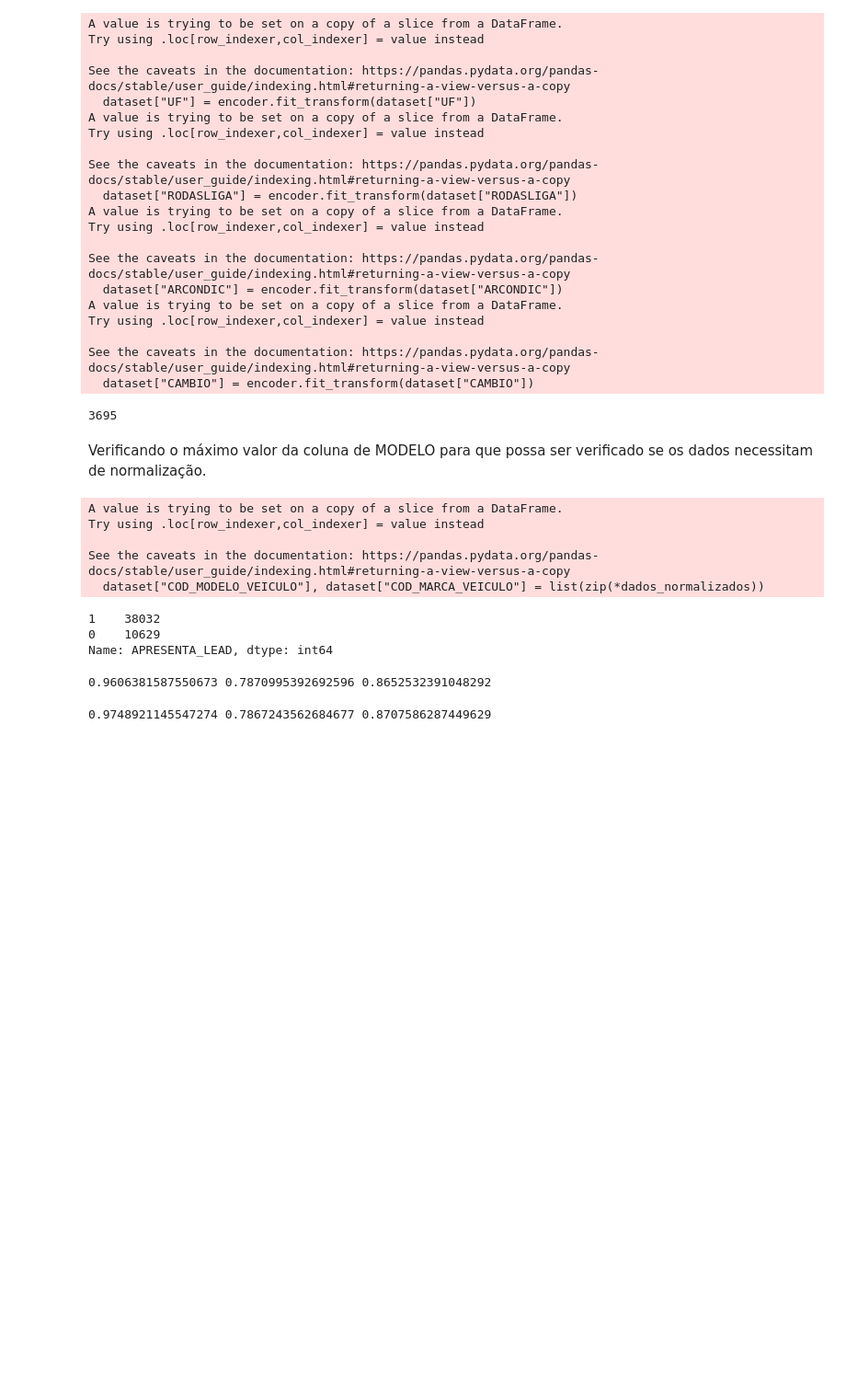
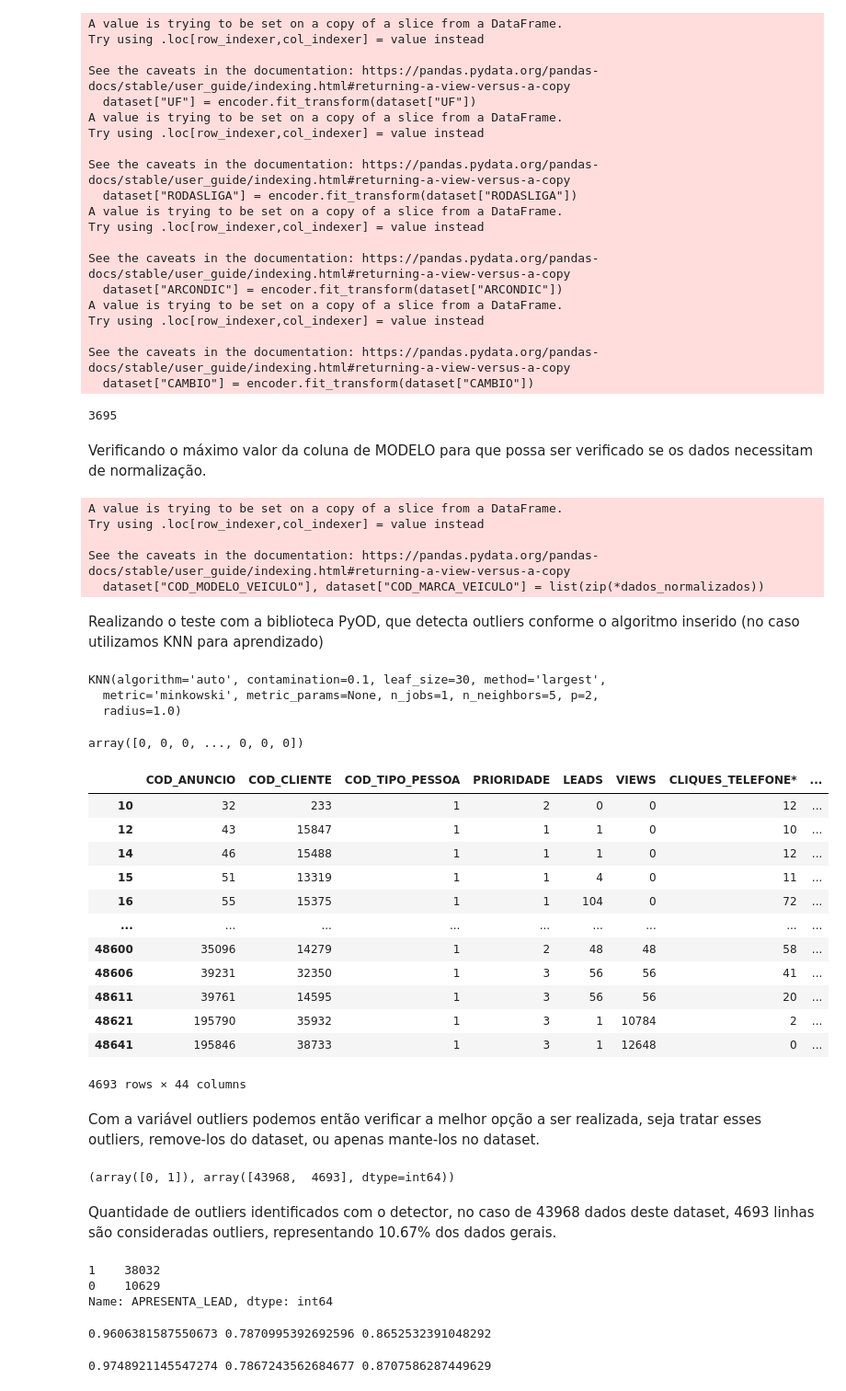
Before and after one commit to mayara-canaver/case-webmotors, a Jupyter notebook: src/main.ipynb, the cells around one changed output. Shown: that part at 92% size. Drawn from its saved outputs; the diff is of its cells as text; code cells hidden in the pictures; blank space fills up the shorter version.

```diff
--- a/src/main.ipynb
+++ b/src/main.ipynb
@@ -289,6 +291,47 @@ Try using .loc[row_indexer,col_indexer] = value instead
 
 See the caveats in the documentation: https://pandas.pydata.org/pandas-docs/stable/user_guide/indexing.html#returning-a-view-versus-a-copy
   dataset["COD_MODELO_VEICULO"], dataset["COD_MARCA_VEICULO"] = list(zip(*dados_normalizados))
+# %% [markdown]
+Realizando o teste com a biblioteca PyOD, que detecta outliers conforme o algoritmo inserido (no caso utilizamos KNN para aprendizado)
+# %%
+detector = KNN()
+
+detector.fit(dataset.iloc[:, 1:4])
+# %% [output]
+KNN(algorithm='auto', contamination=0.1, leaf_size=30, method='largest',
+  metric='minkowski', metric_params=None, n_jobs=1, n_neighbors=5, p=2,
+  radius=1.0)
+# %%
+previsoes = detector.labels_
+previsoes
+# %% [output]
+array([0, 0, 0, ..., 0, 0, 0])
+# %%
+outliers = dataset.loc[previsoes == 1]
+# %%
+outliers
+# %% [output]
+|  | COD_ANUNCIO | COD_CLIENTE | COD_TIPO_PESSOA | PRIORIDADE | LEADS | VIEWS | CLIQUES_TELEFONE* | ... |
+| 10 | 32 | 233 | 1 | 2 | 0 | 0 | 12 | ... |
+| 12 | 43 | 15847 | 1 | 1 | 1 | 0 | 10 | ... |
+| 14 | 46 | 15488 | 1 | 1 | 1 | 0 | 12 | ... |
+| 15 | 51 | 13319 | 1 | 1 | 4 | 0 | 11 | ... |
+| 16 | 55 | 15375 | 1 | 1 | 104 | 0 | 72 | ... |
+| ... | ... | ... | ... | ... | ... | ... | ... | ... |
+| 48600 | 35096 | 14279 | 1 | 2 | 48 | 48 | 58 | ... |
+| 48606 | 39231 | 32350 | 1 | 3 | 56 | 56 | 41 | ... |
+| 48611 | 39761 | 14595 | 1 | 3 | 56 | 56 | 20 | ... |
+| 48621 | 195790 | 35932 | 1 | 3 | 1 | 10784 | 2 | ... |
+| 48641 | 195846 | 38733 | 1 | 3 | 1 | 12648 | 0 | ... |
+4693 rows × 44 columns
+# %% [markdown]
+Com a variável outliers podemos então verificar a melhor opção a ser realizada, seja tratar esses outliers, remove-los do dataset, ou apenas mante-los no dataset.
+# %%
+np.unique(previsoes, return_counts=True)
+# %% [output]
+(array([0, 1]), array([43968,  4693], dtype=int64))
+# %% [markdown]
+Quantidade de outliers identificados com o detector, no caso de 43968 dados deste dataset, 4693 linhas são consideradas outliers, representando 10.67% dos dados gerais.
 # %%
 X = dataset[["UF", "COD_MODELO_VEICULO", "COD_MARCA_VEICULO"]]
 y = dataset["APRESENTA_LEAD"]
```
Also changed, not shown: parts of 1 cell of this notebook.
